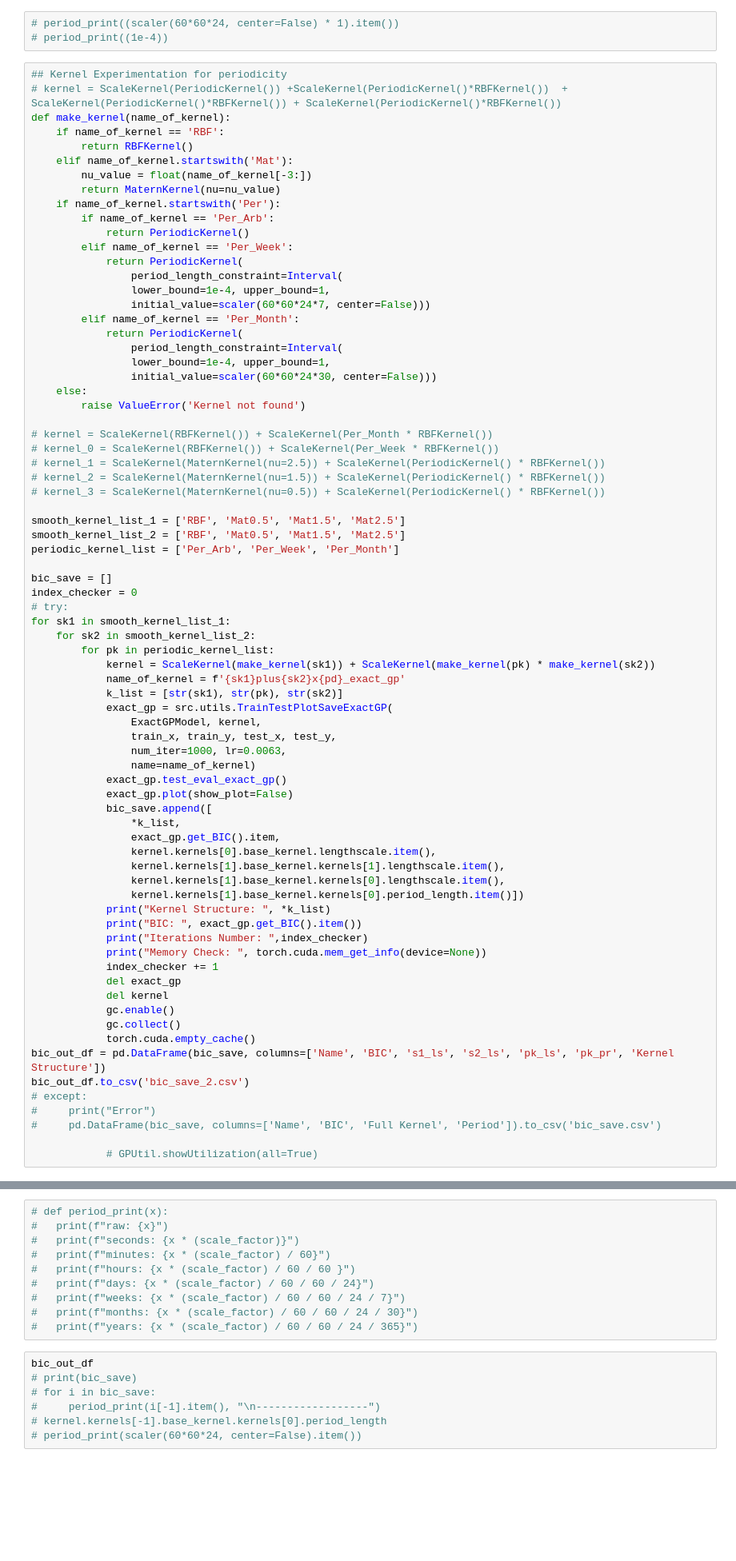
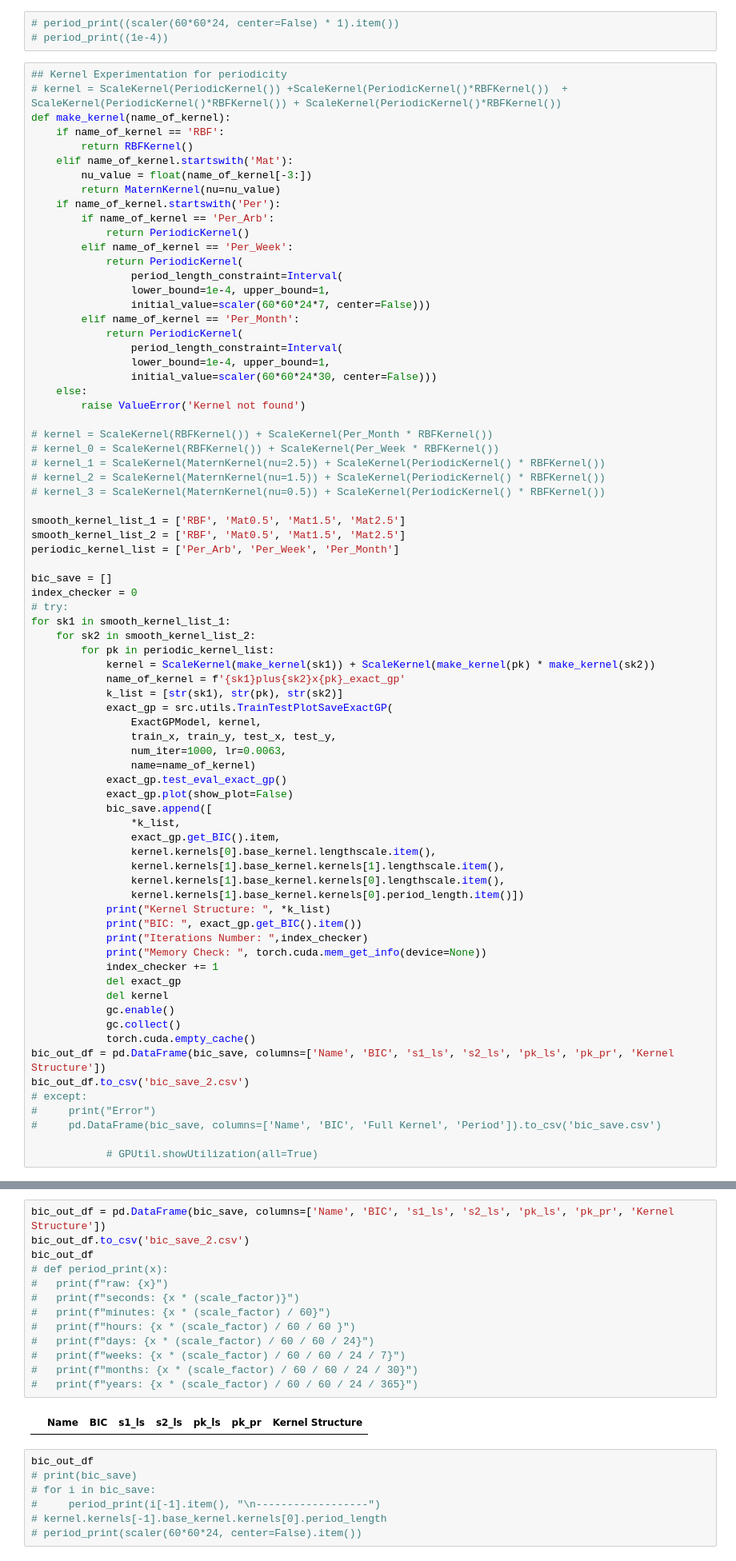
Before and after one commit to DanielCaoSilva/GaussProcesses, a Jupyter notebook: notebooks/MultipleExactGPs.ipynb, the cells around one changed output, grey strips where cells are left out. Shown: that part at 80% size. Drawn from its saved outputs; the diff is of its cells as text; blank space fills up the shorter version.

Commit message:
Table Generation for kernels

```diff
--- a/notebooks/MultipleExactGPs.ipynb
+++ b/notebooks/MultipleExactGPs.ipynb
@@ -323,7 +323,7 @@ for sk1 in smooth_kernel_list_1:
     for sk2 in smooth_kernel_list_2:
         for pk in periodic_kernel_list:
             kernel = ScaleKernel(make_kernel(sk1)) + ScaleKernel(make_kernel(pk) * make_kernel(sk2))
-            name_of_kernel = f'{sk1}plus{sk2}x{pd}_exact_gp'
+            name_of_kernel = f'{sk1}plus{sk2}x{pk}_exact_gp'
             k_list = [str(sk1), str(pk), str(sk2)]
             exact_gp = src.utils.TrainTestPlotSaveExactGP(
                 ExactGPModel, kernel,
@@ -391,13 +361,18 @@ Memory Check:  (3853516800, 8589475840)
 # %%
+bic_out_df = pd.DataFrame(bic_save, columns=['Name', 'BIC', 's1_ls', 's2_ls', 'pk_ls', 'pk_pr', 'Kernel Structure'])
+bic_out_df.to_csv('bic_save_2.csv')
+bic_out_df
 # def period_print(x):
 #   print(f"raw: {x}")
 #   print(f"seconds: {x * (scale_factor)}")
 #   print(f"minutes: {x * (scale_factor) / 60}")
 #   print(f"hours: {x * (scale_factor) / 60 / 60 }")
 #   print(f"days: {x * (scale_factor) / 60 / 60 / 24}")
 #   print(f"weeks: {x * (scale_factor) / 60 / 60 / 24 / 7}")
 #   print(f"months: {x * (scale_factor) / 60 / 60 / 24 / 30}")
 #   print(f"years: {x * (scale_factor) / 60 / 60 / 24 / 365}")
+# %% [output]
+|  | Name | BIC | s1_ls | s2_ls | pk_ls | pk_pr | Kernel Structure |
 # %%
 bic_out_df
 # print(bic_save)
```
Also changed, not shown: parts of 1 cell of this notebook.
